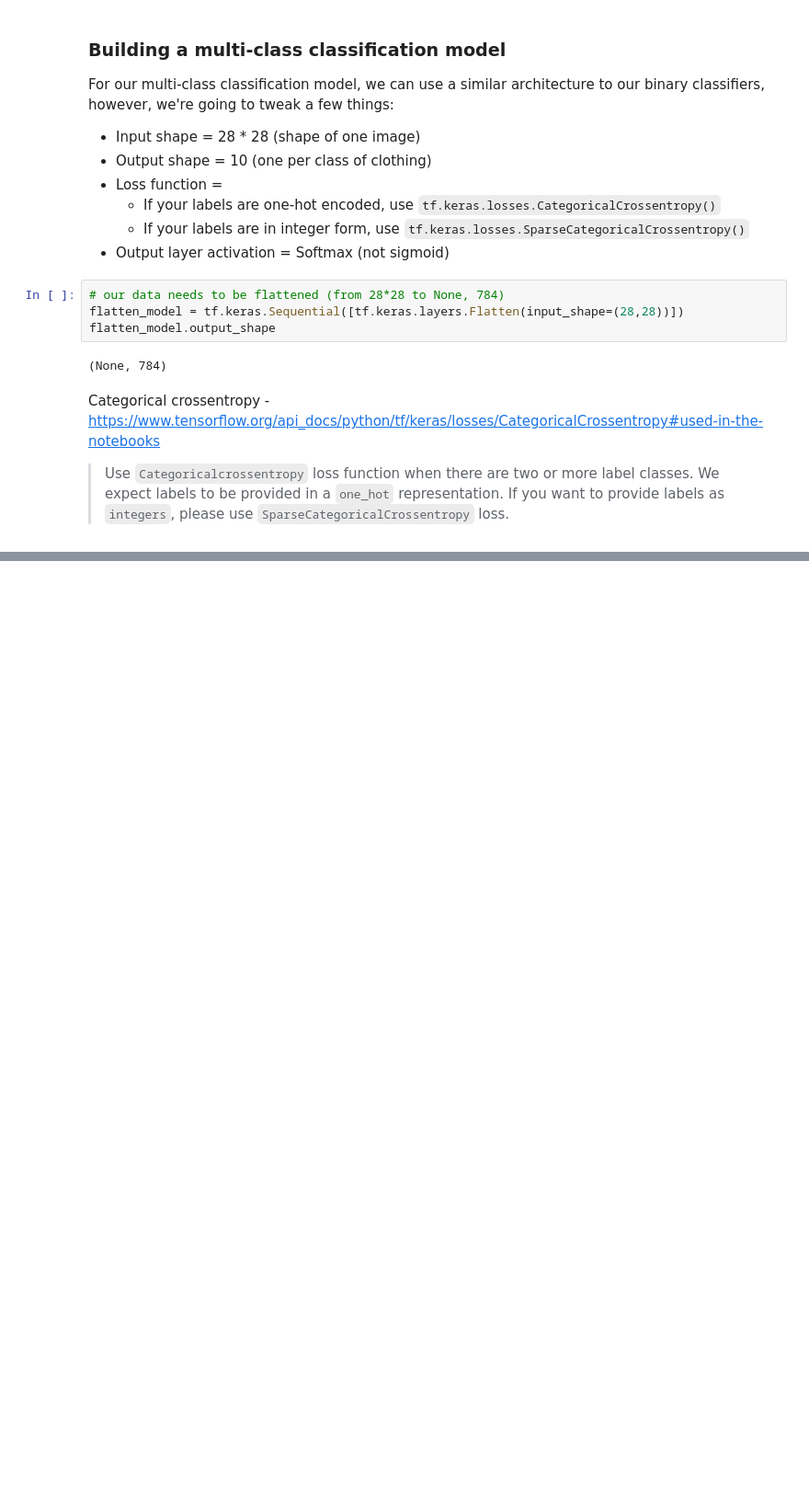
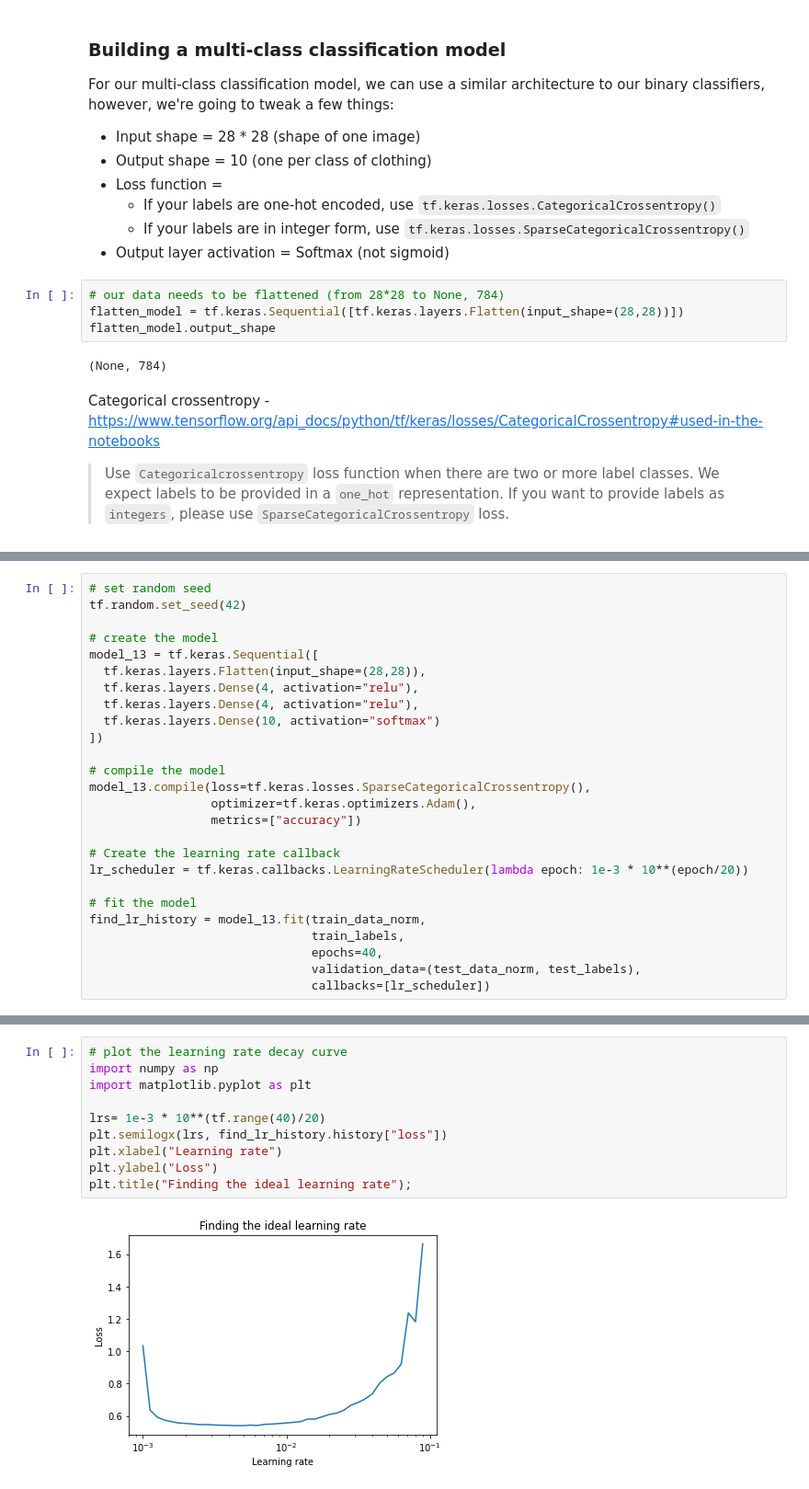
Before and after one commit to shaluc04/tensorflow-for-deeplearning, a Jupyter notebook: 02_neural_network_classification_with_tensorflow.ipynb, the cells around one changed output, grey strips where cells are left out. Shown: that part at 92% size. Saved outputs shown, nothing was run; the diff lists cells and outputs as text; blank space fills up the shorter version.

```diff
--- a/02_neural_network_classification_with_tensorflow.ipynb
+++ b/02_neural_network_classification_with_tensorflow.ipynb
@@ -1140,0 +1223,26 @@ Epoch 10/10
+# %%
+# set random seed
+tf.random.set_seed(42)
+
+# create the model
+model_13 = tf.keras.Sequential([
+  tf.keras.layers.Flatten(input_shape=(28,28)),
+  tf.keras.layers.Dense(4, activation="relu"),
+  tf.keras.layers.Dense(4, activation="relu"),
+  tf.keras.layers.Dense(10, activation="softmax")
+])
+
+# compile the model
+model_13.compile(loss=tf.keras.losses.SparseCategoricalCrossentropy(),
+                 optimizer=tf.keras.optimizers.Adam(),
+                 metrics=["accuracy"])
+
+# Create the learning rate callback
+lr_scheduler = tf.keras.callbacks.LearningRateScheduler(lambda epoch: 1e-3 * 10**(epoch/20))
+
+# fit the model
+find_lr_history = model_13.fit(train_data_norm,
+                               train_labels,
+                               epochs=40,
+                               validation_data=(test_data_norm, test_labels),
+                               callbacks=[lr_scheduler])
@@ -1140,0 +1267,12 @@ Epoch 10/10
+# %%
+# plot the learning rate decay curve
+import numpy as np
+import matplotlib.pyplot as plt
+
+lrs= 1e-3 * 10**(tf.range(40)/20)
+plt.semilogx(lrs, find_lr_history.history["loss"])
+plt.xlabel("Learning rate")
+plt.ylabel("Loss")
+plt.title("Finding the ideal learning rate");
+# %% [output]
+[figure, added]
```
Also changed, not shown: parts of 47 cells of this notebook.
